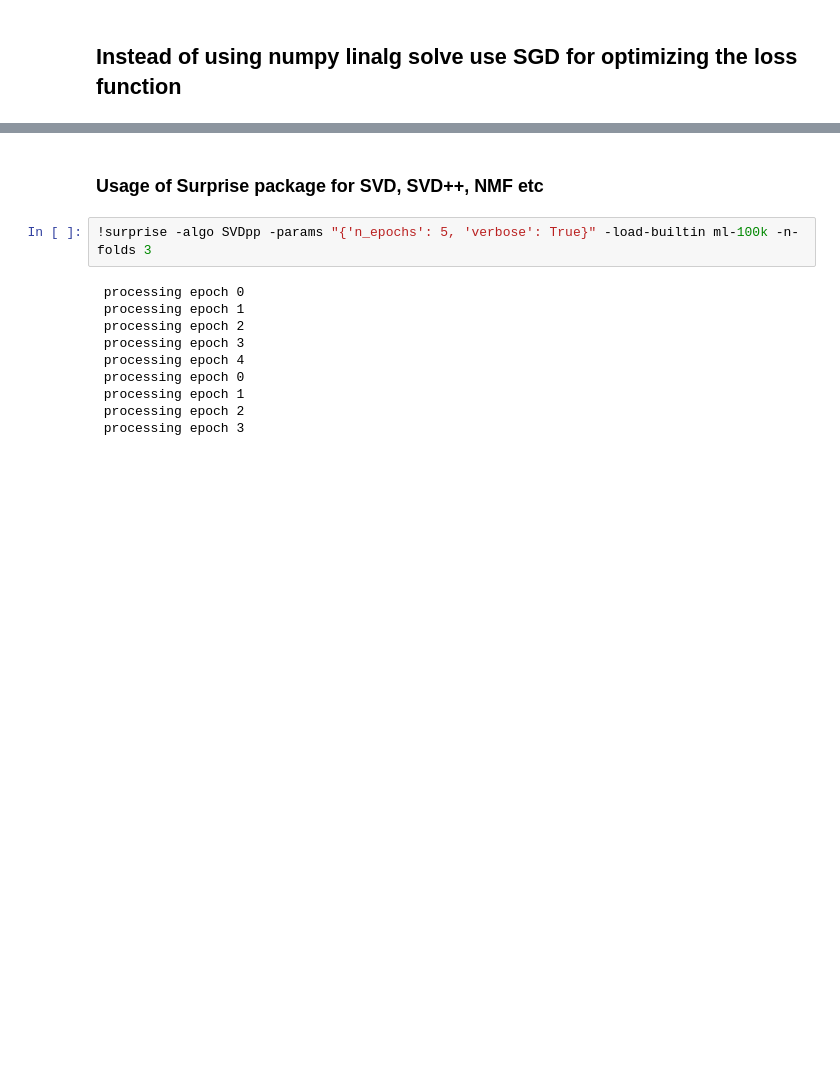
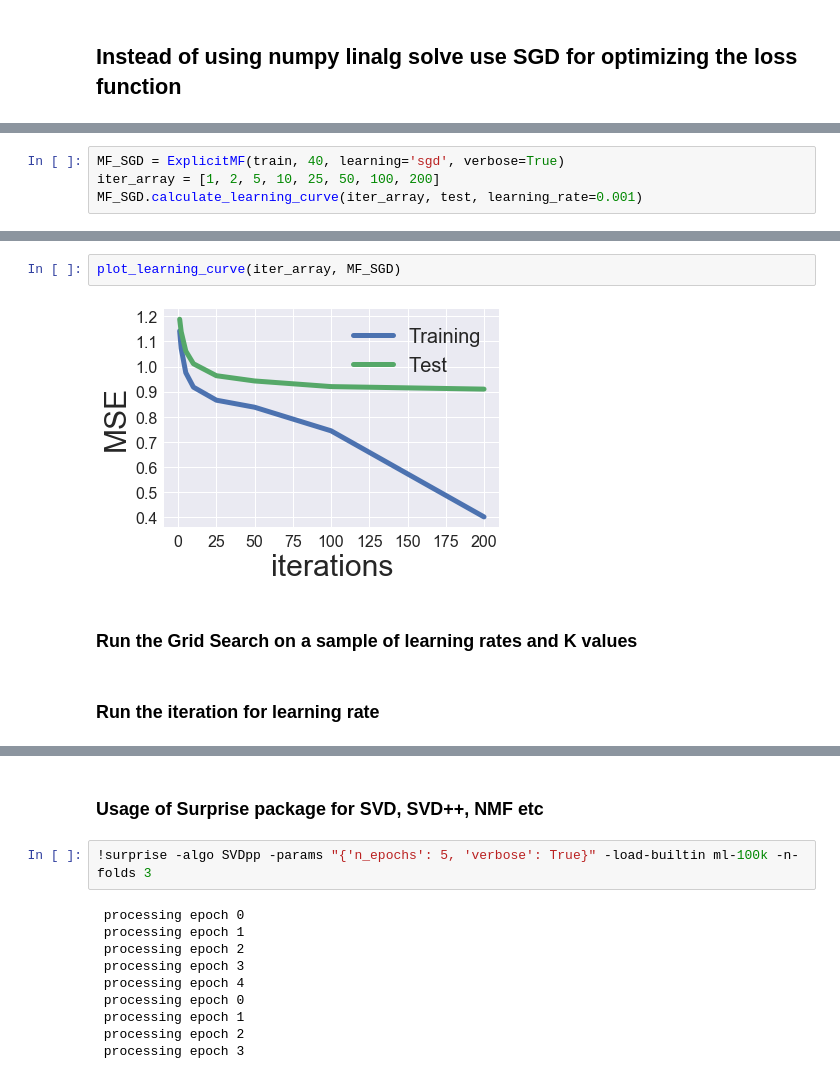
Before and after one commit to abhikbanerjee/Ml_Recs_Notebooks, a Jupyter notebook: Recommendation_Models_Notebooks/Recommendation_Matrix_fact.ipynb, the cells around one changed output, grey strips where cells are left out. Cells and saved outputs as stored; diff of their text form; blank space fills up the shorter version.

```diff
--- a/Recommendation_Models_Notebooks/Recommendation_Matrix_fact.ipynb
+++ b/Recommendation_Models_Notebooks/Recommendation_Matrix_fact.ipynb
@@ -325,0 +591,4 @@ plot_learning_curve(iter_array, MF_ALS_reg)
+# %%
+MF_SGD = ExplicitMF(train, 40, learning='sgd', verbose=True)
+iter_array = [1, 2, 5, 10, 25, 50, 100, 200]
+MF_SGD.calculate_learning_curve(iter_array, test, learning_rate=0.001)
@@ -325,0 +613,8 @@ plot_learning_curve(iter_array, MF_ALS_reg)
+# %%
+plot_learning_curve(iter_array, MF_SGD)
+# %% [output]
+[figure, added]
+# %% [markdown]
+### Run the Grid Search on a sample of learning rates and K values
+# %% [markdown]
+### Run the iteration for learning rate
```
Also changed, not shown: parts of 12 cells of this notebook.
